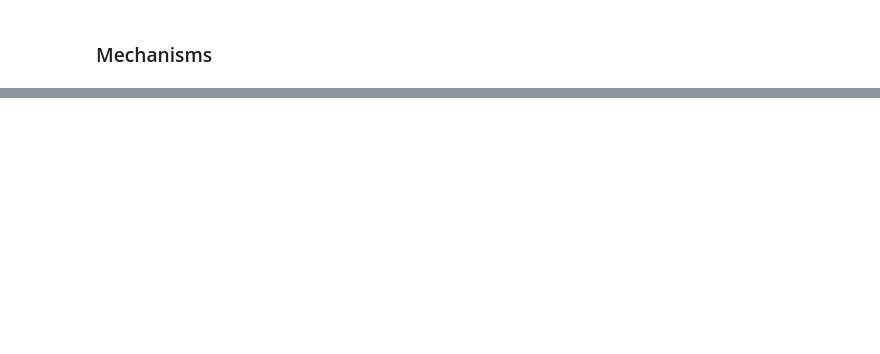
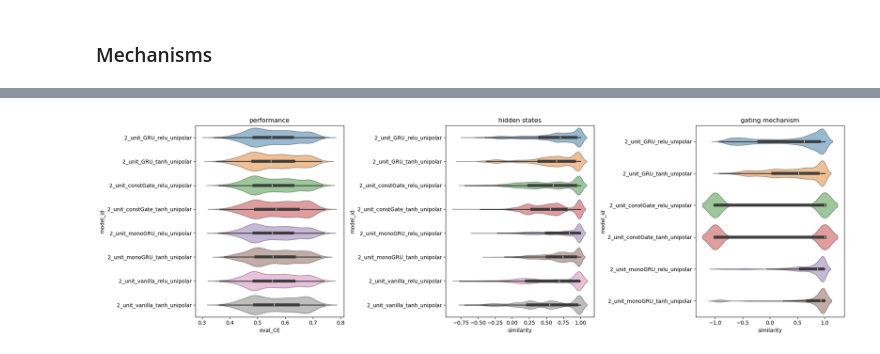
Before and after one commit to charlesdgburns/NM_TinyRNN, a Jupyter notebook: notebooks/analysing_models.ipynb, the cells around one changed output, grey strips where cells are left out. Saved outputs shown, nothing was run; the diff lists cells and outputs as text; code cells hidden in the pictures; blank space fills up the shorter version.

```diff
--- a/notebooks/analysing_models.ipynb
+++ b/notebooks/analysing_models.ipynb
@@ -166,0 +213,15 @@ plt.show()
+# %%
+fig, ax = plt.subplots(1, 3, figsize=(20, 6))
+sns.violinplot(data=all_models_df.query('hidden_size==2'), y='model_id', x='eval_CE', ax=ax[0],
+               hue='model_id', alpha  = 0.5)
+sns.violinplot(data=sim_df.query('component=="hidden"'),
+              y='model_id', x='similarity', ax=ax[1],
+              hue = 'model_id', alpha  = 0.5)
+sns.violinplot(data=sim_df.query('component == "gate_update"'),
+              y='model_id', x='similarity', ax=ax[2],
+              hue='model_id', alpha  = 0.5)
+ax[0].set(title='performance'); ax[1].set(title='hidden states'); ax[2].set(title='gating mechanism')
+plt.tight_layout()
+plt.show()
+# %% [output]
+[figure, added]
```
Also changed, not shown: parts of 9 cells of this notebook, 2 other files.
